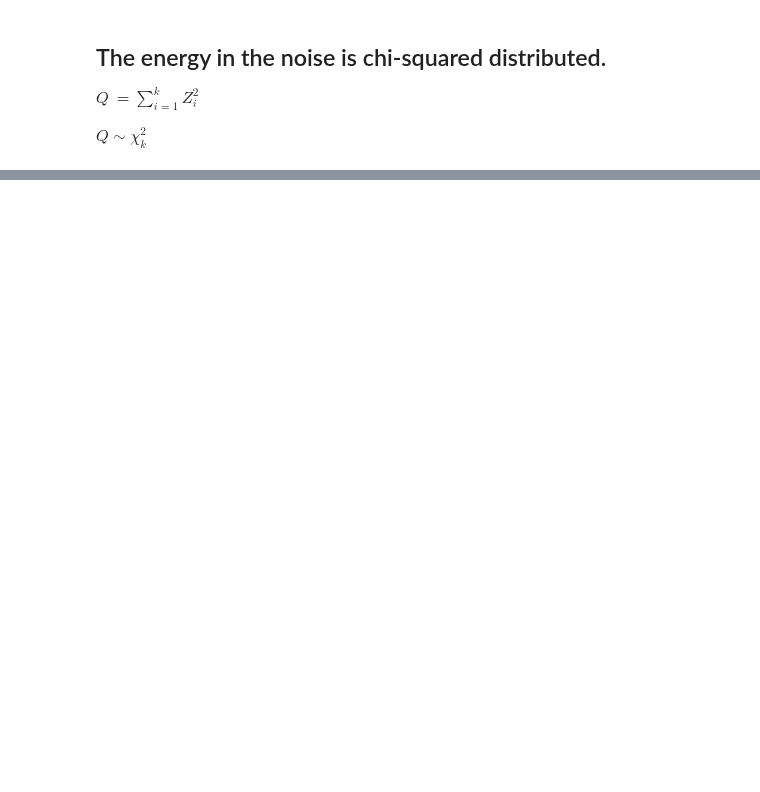
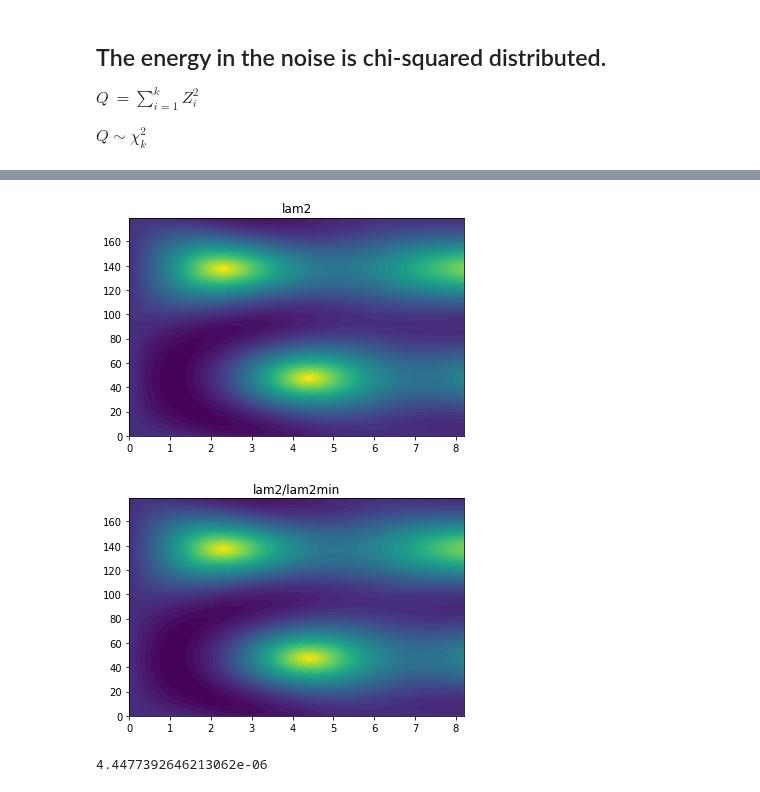
Before and after one commit to JackWalpole/splitwavepy, a Jupyter notebook: devel/F_test.ipynb, the cells around one changed output, grey strips where cells are left out. Drawn from its saved outputs; the diff is of its cells as text; code cells hidden in the pictures; blank space fills up the shorter version.

```diff
--- a/devel/F_test.ipynb
+++ b/devel/F_test.ipynb
@@ -59,0 +97,14 @@ $\frac{\lambda_2}{\lambda_2^{min}} \le 1 + \frac{k}{n-k}F^{1-\alpha}_{k,n-k}$
+# %%
+r = lam2 / np.min(lam2)
+dd, ll = a._grid
+
+plt.contourf(dd, ll, lam2, 50)
+plt.title('lam2')
+plt.show()
+
+plt.contourf(dd, ll, r, 50)
+plt.title('lam2/lam2min')
+plt.show()
+# %% [output]
+[figure, added]
+[figure, added]
@@ -59,0 +132,4 @@ $\frac{\lambda_2}{\lambda_2^{min}} \le 1 + \frac{k}{n-k}F^{1-\alpha}_{k,n-k}$
+# %%
+ftest(lam2, ndf)
+# %% [output]
+4.4477392646213062e-06
```
Also changed, not shown: parts of 39 cells of this notebook, 2 other files.
